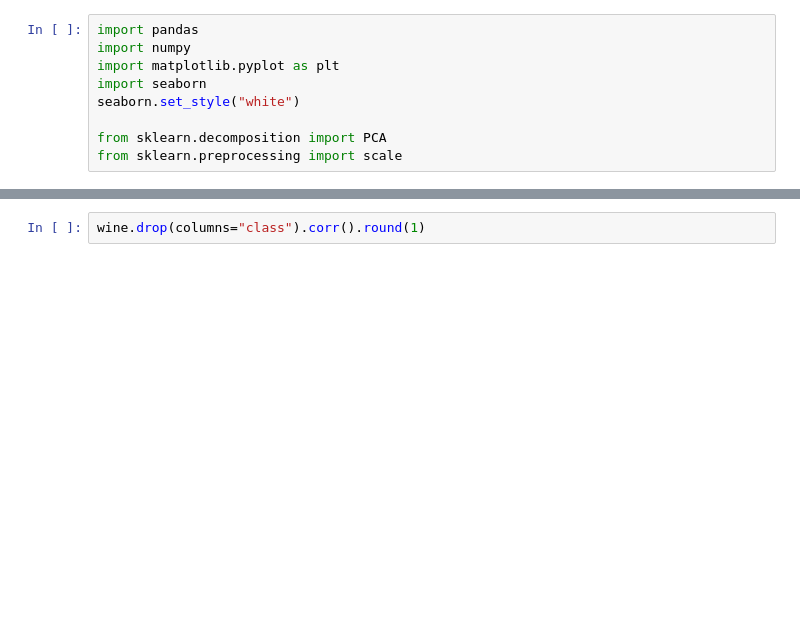
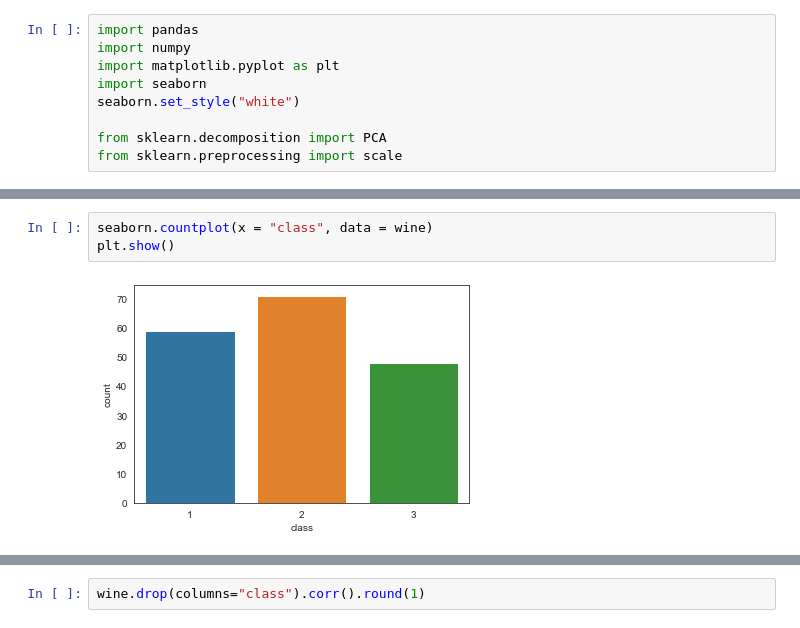
Before and after one commit to fxjollois/cours-2022-2023, a Jupyter notebook: m1-dci-ecd/seance3-correction.ipynb, the cells around one changed output, grey strips where cells are left out. Cells and saved outputs as stored; diff of their text form; blank space fills up the shorter version.

```diff
--- a/m1-dci-ecd/seance3-correction.ipynb
+++ b/m1-dci-ecd/seance3-correction.ipynb
@@ -63,0 +40,5 @@ wine
+# %%
+seaborn.countplot(x = "class", data = wine)
+plt.show()
+# %% [output]
+[figure, added]
```
Also changed, not shown: parts of 17 cells of this notebook, 2 other files.
